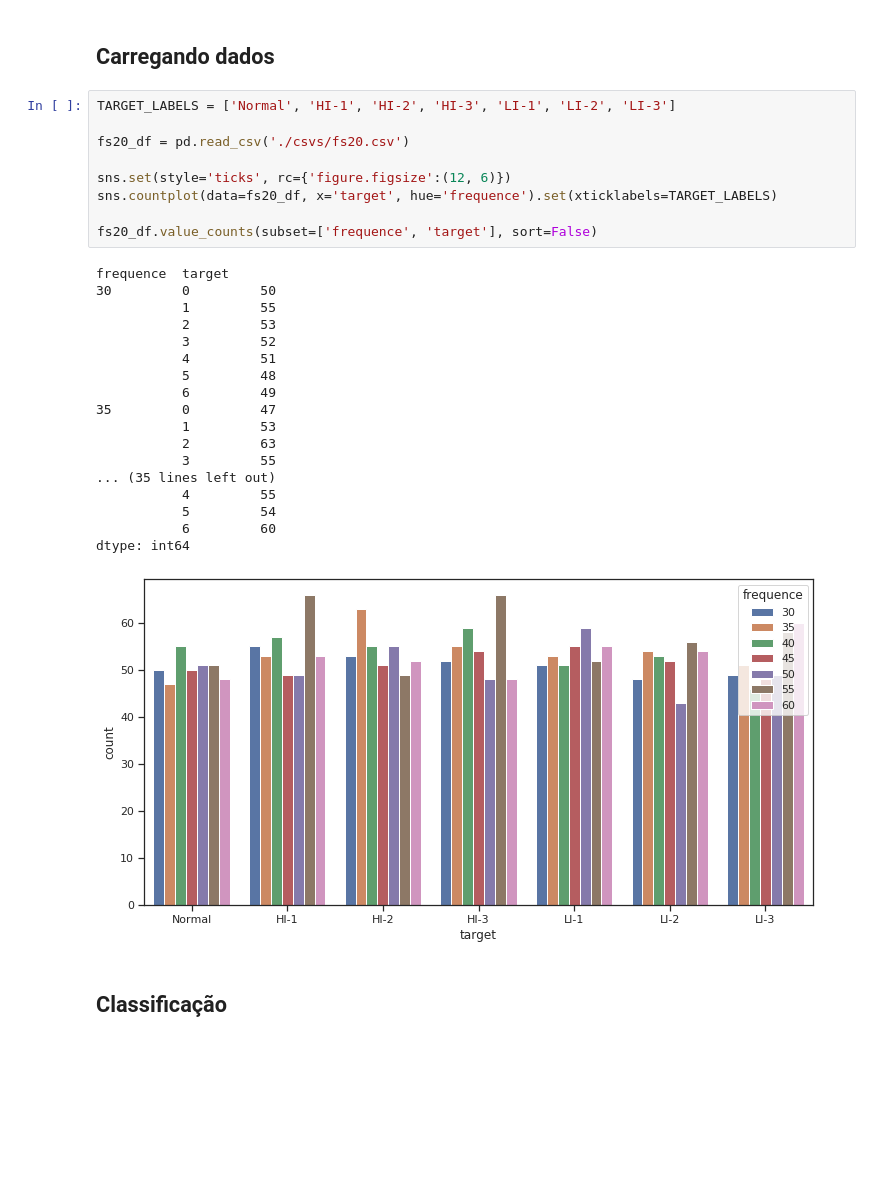
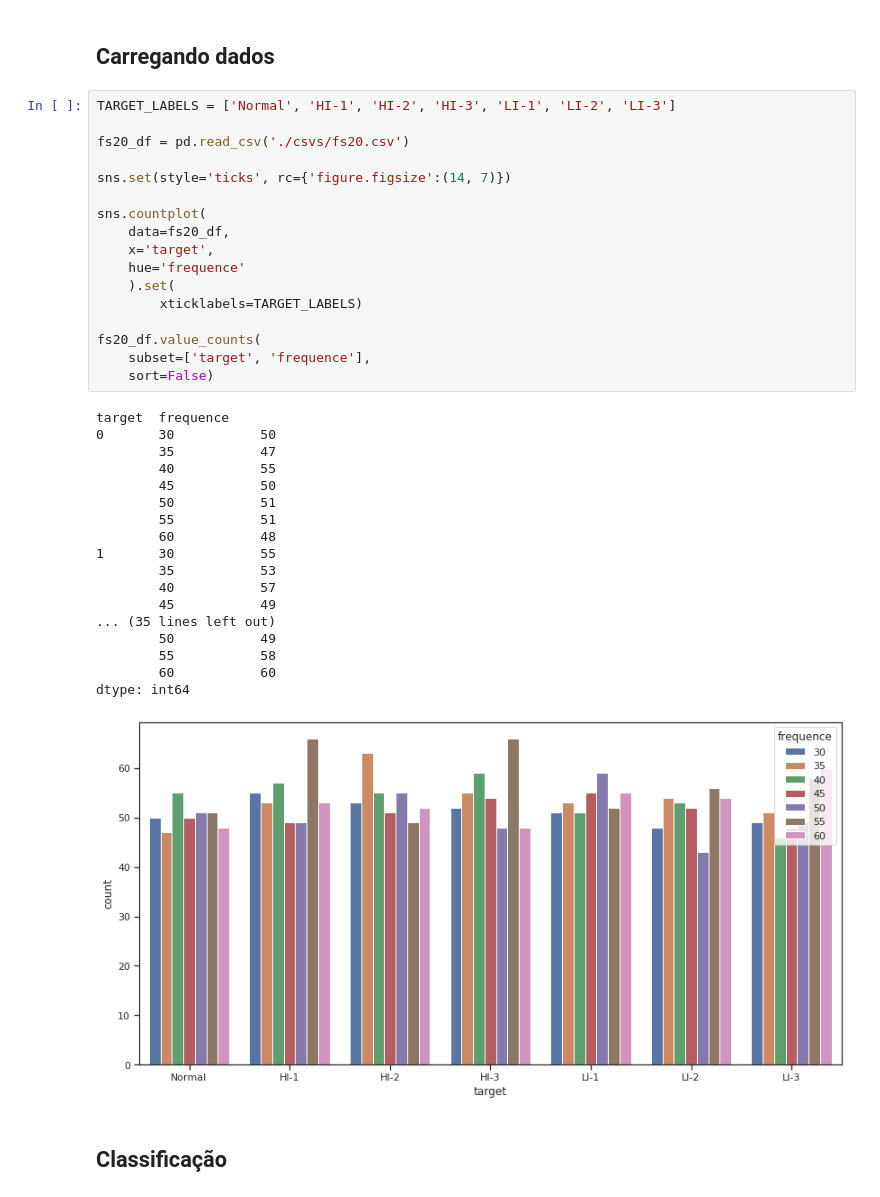
Before and after one commit to newtmagalhaes/Machine-Learning, a Jupyter notebook: ML/f03-MIT-fluxo/05-svm_test.ipynb, the cells around one changed output. Saved outputs shown, nothing was run; the diff lists cells and outputs as text; blank space fills up the shorter version.

```diff
--- a/ML/f03-MIT-fluxo/05-svm_test.ipynb
+++ b/ML/f03-MIT-fluxo/05-svm_test.ipynb
@@ -20,31 +20,39 @@ from sklearn.svm import SVC
 # %%
 TARGET_LABELS = ['Normal', 'HI-1', 'HI-2', 'HI-3', 'LI-1', 'LI-2', 'LI-3']
 
 fs20_df = pd.read_csv('./csvs/fs20.csv')
 
-sns.set(style='ticks', rc={'figure.figsize':(12, 6)})
-sns.countplot(data=fs20_df, x='target', hue='frequence').set(xticklabels=TARGET_LABELS)
+sns.set(style='ticks', rc={'figure.figsize':(14, 7)})
 
-fs20_df.value_counts(subset=['frequence', 'target'], sort=False)
+sns.countplot(
+    data=fs20_df,
+    x='target',
+    hue='frequence'
+    ).set(
+        xticklabels=TARGET_LABELS)
+
+fs20_df.value_counts(
+    subset=['target', 'frequence'],
+    sort=False)
 # %% [output]
-frequence  target
-30         0         50
-           1         55
-           2         53
-           3         52
-           4         51
-           5         48
-           6         49
-35         0         47
-           1         53
-           2         63
-           3         55
+target  frequence
+0       30           50
+        35           47
+        40           55
+        45           50
+        50           51
+        55           51
+        60           48
+1       30           55
+        35           53
+        40           57
+        45           49
 ... (35 lines left out)
-           4         55
-           5         54
-           6         60
+        50           49
+        55           58
+        60           60
 dtype: int64
-[figure, old version]
+[figure, new version]
 # %% [markdown]
 ## Classificação
 # %%
```
Also changed, not shown: parts of 3 cells of this notebook.
